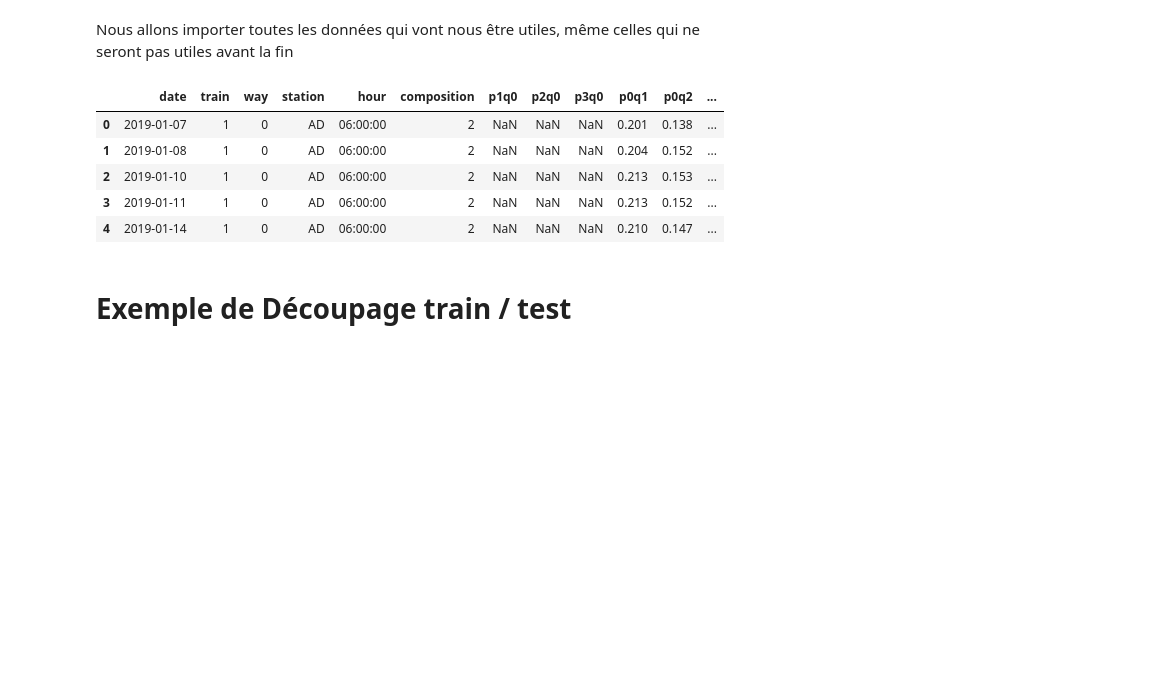
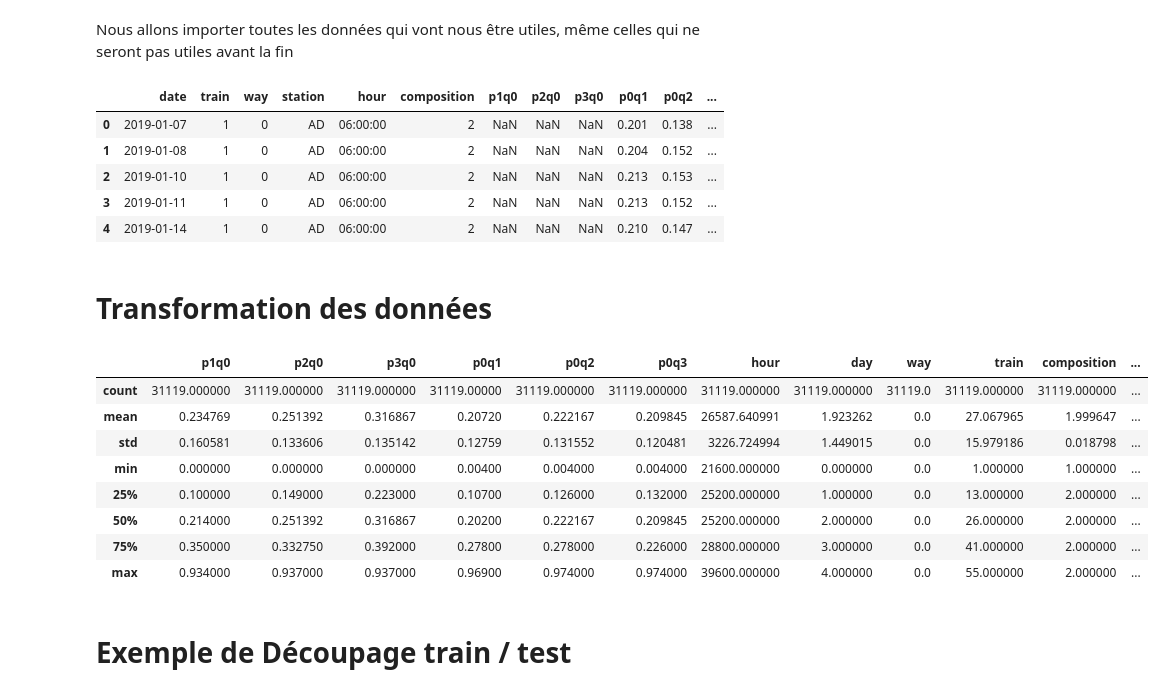
Before and after one commit to DavidFraux/DataChallengeTrains, a Jupyter notebook: DATACHALLENGE.ipynb, the cells around one changed output. Drawn from its saved outputs; the diff is of its cells as text; code cells hidden in the pictures; blank space fills up the shorter version.

```diff
--- a/DATACHALLENGE.ipynb
+++ b/DATACHALLENGE.ipynb
@@ -102,6 +102,83 @@ XTrain.head()
 | 2 | 2019-01-10 | 1 | 0 | AD | 06:00:00 | 2 | NaN | NaN | NaN | 0.213 | 0.153 | ... |
 | 3 | 2019-01-11 | 1 | 0 | AD | 06:00:00 | 2 | NaN | NaN | NaN | 0.213 | 0.152 | ... |
 | 4 | 2019-01-14 | 1 | 0 | AD | 06:00:00 | 2 | NaN | NaN | NaN | 0.210 | 0.147 | ... |
+# %% [markdown]
+# Transformation des données
+# %%
+#transformation en float des colonnes date et hour
+from datetime import datetime
+XTrain_hd = XTrain[["hour","date", "way", "train", "composition", "station"]]
+XTrain_hd = XTrain_hd.fillna(method='ffill')
+hour_f = np.zeros((XTrain_hd.shape[0]))
+day_f = np.zeros((XTrain_hd.shape[0]))
+station_i = np.zeros((XTrain_hd.shape[0]))
+liste_station={}
+
+for i in range(XTrain_hd.shape[0]):
+    hour_f[i] = (datetime.strptime(XTrain_hd["hour"][i],'%H:%M:%S')-datetime.strptime('00:00:00','%H:%M:%S')).seconds
+    day_f[i] = datetime.strptime(XTrain_hd["date"][i],"%Y-%m-%d").weekday()
+
+    if XTrain_hd["station"][i] in liste_station.keys():
+        station_i[i]=liste_station[XTrain_hd["station"][i]]
+    else :
+        liste_station[XTrain_hd["station"][i]]=len(liste_station.keys())
+
+
+#récupération des colonnes
+XTrain_ = XTrain[["p1q0","p2q0","p3q0","p0q1","p0q2","p0q3"]]
+XTrain_ = XTrain_.fillna(XTrain_.mean())
+
+XTrain_["hour"]=hour_f
+XTrain_["day"]=day_f
+XTrain_["way"]=XTrain_hd["way"]
+XTrain_["train"]=XTrain_hd["train"]
+XTrain_["composition"]=XTrain_hd["composition"]
+XTrain_["station"]=station_i
+
+
+
+
+
+
+
+#même opération pour XTest
+
+XTest_hd = XTest[["hour","date", "way", "train", "composition", "station"]]
+XTest_hd = XTest_hd.fillna(method='ffill')
+hour_f = np.zeros((XTest_hd.shape[0]))
+day_f = np.zeros((XTest_hd.shape[0]))
+station_i = np.zeros((XTest_hd.shape[0]))
+liste_station={}
+
+for i in range(XTest_hd.shape[0]):
+    hour_f[i] = (datetime.strptime(XTest_hd["hour"][i],'%H:%M:%S')-datetime.strptime('00:00:00','%H:%M:%S')).seconds
+    day_f[i] = datetime.strptime(XTest_hd["date"][i],"%Y-%m-%d").weekday()
+
+    if XTest_hd["station"][i] in liste_station.keys():
+        station_i[i]=liste_station[XTest_hd["station"][i]]
+    else :
+        liste_station[XTest_hd["station"][i]]=len(liste_station.keys())
+
+#récupération des colonnes
+XTest_ = XTest[["p1q0","p2q0","p3q0","p0q1","p0q2","p0q3"]]
+XTest_ = XTest_.fillna(0)
+
+XTest_["hour"]=hour_f
+XTest_["day"]=day_f
+XTest_["way"]=XTest_hd["way"]
+XTest_["train"]=XTest_hd["train"]
+XTest_["composition"]=XTest_hd["composition"]
+XTest_["station"]=station_i
+# %% [output]
+|  | p1q0 | p2q0 | p3q0 | p0q1 | p0q2 | p0q3 | hour | day | way | train | composition | ... |
+| count | 31119.000000 | 31119.000000 | 31119.000000 | 31119.00000 | 31119.000000 | 31119.000000 | 31119.000000 | 31119.000000 | 31119.0 | 31119.000000 | 31119.000000 | ... |
+| mean | 0.234769 | 0.251392 | 0.316867 | 0.20720 | 0.222167 | 0.209845 | 26587.640991 | 1.923262 | 0.0 | 27.067965 | 1.999647 | ... |
+| std | 0.160581 | 0.133606 | 0.135142 | 0.12759 | 0.131552 | 0.120481 | 3226.724994 | 1.449015 | 0.0 | 15.979186 | 0.018798 | ... |
+| min | 0.000000 | 0.000000 | 0.000000 | 0.00400 | 0.004000 | 0.004000 | 21600.000000 | 0.000000 | 0.0 | 1.000000 | 1.000000 | ... |
+| 25% | 0.100000 | 0.149000 | 0.223000 | 0.10700 | 0.126000 | 0.132000 | 25200.000000 | 1.000000 | 0.0 | 13.000000 | 2.000000 | ... |
+| 50% | 0.214000 | 0.251392 | 0.316867 | 0.20200 | 0.222167 | 0.209845 | 25200.000000 | 2.000000 | 0.0 | 26.000000 | 2.000000 | ... |
+| 75% | 0.350000 | 0.332750 | 0.392000 | 0.27800 | 0.278000 | 0.226000 | 28800.000000 | 3.000000 | 0.0 | 41.000000 | 2.000000 | ... |
+| max | 0.934000 | 0.937000 | 0.937000 | 0.96900 | 0.974000 | 0.974000 | 39600.000000 | 4.000000 | 0.0 | 55.000000 | 2.000000 | ... |
 # %% [markdown]
 # Exemple de Découpage train / test
 # %% [markdown]
```
Also changed, not shown: parts of 17 cells of this notebook, 2 other files.
